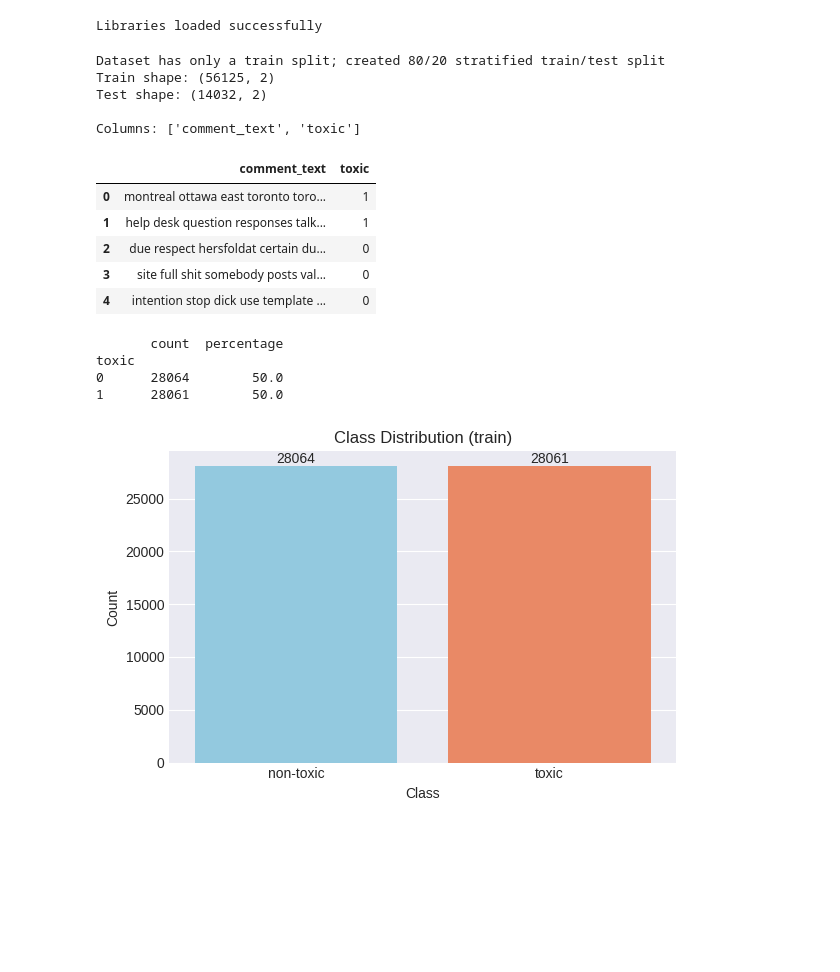
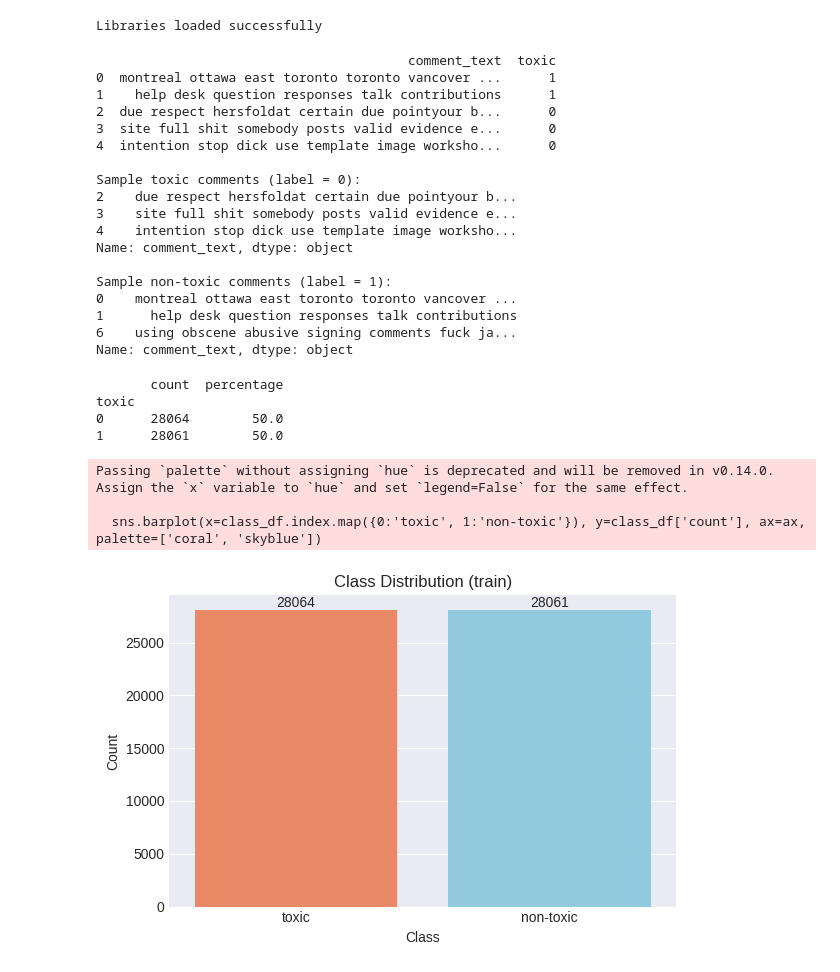
Before and after one commit to Zk816/pai, a Jupyter notebook: notebooks/eda/toxic_comments_eda.ipynb, the cells around one changed output. Saved outputs shown, nothing was run; the diff lists cells and outputs as text; code cells hidden in the pictures; blank space fills up the shorter version.

```diff
--- a/notebooks/eda/toxic_comments_eda.ipynb
+++ b/notebooks/eda/toxic_comments_eda.ipynb
@@ -16,70 +16,64 @@ print('Libraries loaded successfully')
 # %% [output]
 Libraries loaded successfully
 # %%
-dataset = load_dataset('AiresPucrs/toxic-comments')
 
-train_ds = dataset['train']
-df_train = train_ds.to_pandas()
+print(df_train.head())
 
-split_used = None
-if 'test' in dataset:
-    split_used = 'test'
-elif 'validation' in dataset:
-    split_used = 'validation'
 
-if split_used:
-    df_test = dataset[split_used].to_pandas()
-    print(f'Using `{split_used}` split as test set')
-else:
-    df_train, df_test = train_test_split(
-        df_train,
-        test_size=0.2,
-        random_state=42,
-        stratify=df_train['toxic'] if 'toxic' in df_train else None,
-    )
-    df_train = df_train.reset_index(drop=True)
-    df_test = df_test.reset_index(drop=True)
-    print('Dataset has only a train split; created 80/20 stratified train/test split')
+print("\nSample toxic comments (label = 0):")
+print(df_train[df_train['toxic'] == 0]['comment_text'].head(3))
 
-print(f'Train shape: {df_train.shape}')
-print(f'Test shape: {df_test.shape}')
-print(f'\nColumns: {df_train.columns.tolist()}')
+print("\nSample non-toxic comments (label = 1):")
+print(df_train[df_train['toxic'] == 1]['comment_text'].head(3))
+
+X_train = df_train['comment_text']
+y_train = df_train['toxic']
+
+X_test = df_test['comment_text']
+y_test = df_test['toxic']
 # %% [output]
-Dataset has only a train split; created 80/20 stratified train/test split
-Train shape: (56125, 2)
-Test shape: (14032, 2)
+                                        comment_text  toxic
+0  montreal ottawa east toronto toronto vancover ...      1
+1    help desk question responses talk contributions      1
+2  due respect hersfoldat certain due pointyour b...      0
+3  site full shit somebody posts valid evidence e...      0
+4  intention stop dick use template image worksho...      0
 
-Columns: ['comment_text', 'toxic']
+Sample toxic comments (label = 0):
+2    due respect hersfoldat certain due pointyour b...
+3    site full shit somebody posts valid evidence e...
+4    intention stop dick use template image worksho...
+Name: comment_text, dtype: object
+
+Sample non-toxic comments (label = 1):
+0    montreal ottawa east toronto toronto vancover ...
+1      help desk question responses talk contributions
+6    using obscene abusive signing comments fuck ja...
+Name: comment_text, dtype: object
-# %%
-display(df_train.head())
-# %% [output]
-|  | comment_text | toxic |
-| 0 | montreal ottawa east toronto toro... | 1 |
-| 1 | help desk question responses talk... | 1 |
-| 2 | due respect hersfoldat certain du... | 0 |
-| 3 | site full shit somebody posts val... | 0 |
-| 4 | intention stop dick use template ... | 0 |
 # %%
 class_counts = df_train['toxic'].value_counts().sort_index()
 class_pct = (class_counts / class_counts.sum() * 100).round(2)
 class_df = pd.DataFrame({'count': class_counts, 'percentage': class_pct})
 print(class_df)
 
 fig, ax = plt.subplots(figsize=(6,4))
-sns.barplot(x=class_df.index.map({0:'non-toxic',1:'toxic'}), y=class_df['count'], ax=ax, palette=['skyblue','coral'])
+sns.barplot(x=class_df.index.map({0:'toxic', 1:'non-toxic'}), y=class_df['count'], ax=ax, palette=['coral', 'skyblue'])
 ax.set_title('Class Distribution (train)')
 ax.set_xlabel('Class')
 ax.set_ylabel('Count')
 for container in ax.containers:
     ax.bar_label(container, label_type='edge', fmt='%d')
 plt.tight_layout()
 plt.show()
 # %% [output]
        count  percentage
 toxic
 0      28064        50.0
 1      28061        50.0
+Passing `palette` without assigning `hue` is deprecated and will be removed in v0.14.0. Assign the `x` variable to `hue` and set `legend=False` for the same effect.
+
+  sns.barplot(x=class_df.index.map({0:'toxic', 1:'non-toxic'}), y=class_df['count'], ax=ax, palette=['coral', 'skyblue'])
-[figure, old version]
+[figure, new version]
 # %%
 def plot_wordcloud(text, title, ax, colormap):
     text = text.strip()
```
Also changed, not shown: parts of 1 cell of this notebook, 50 other files.
